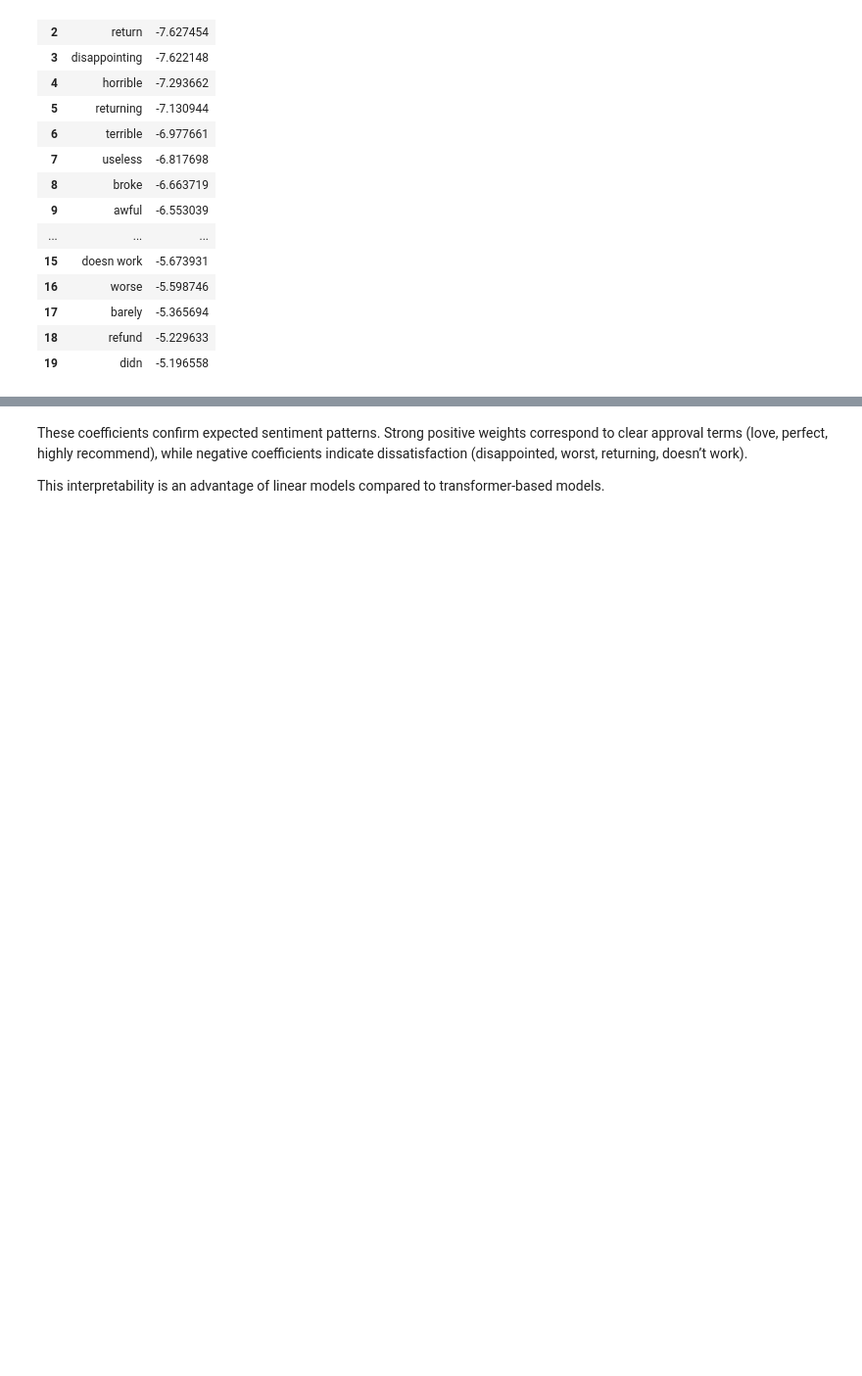
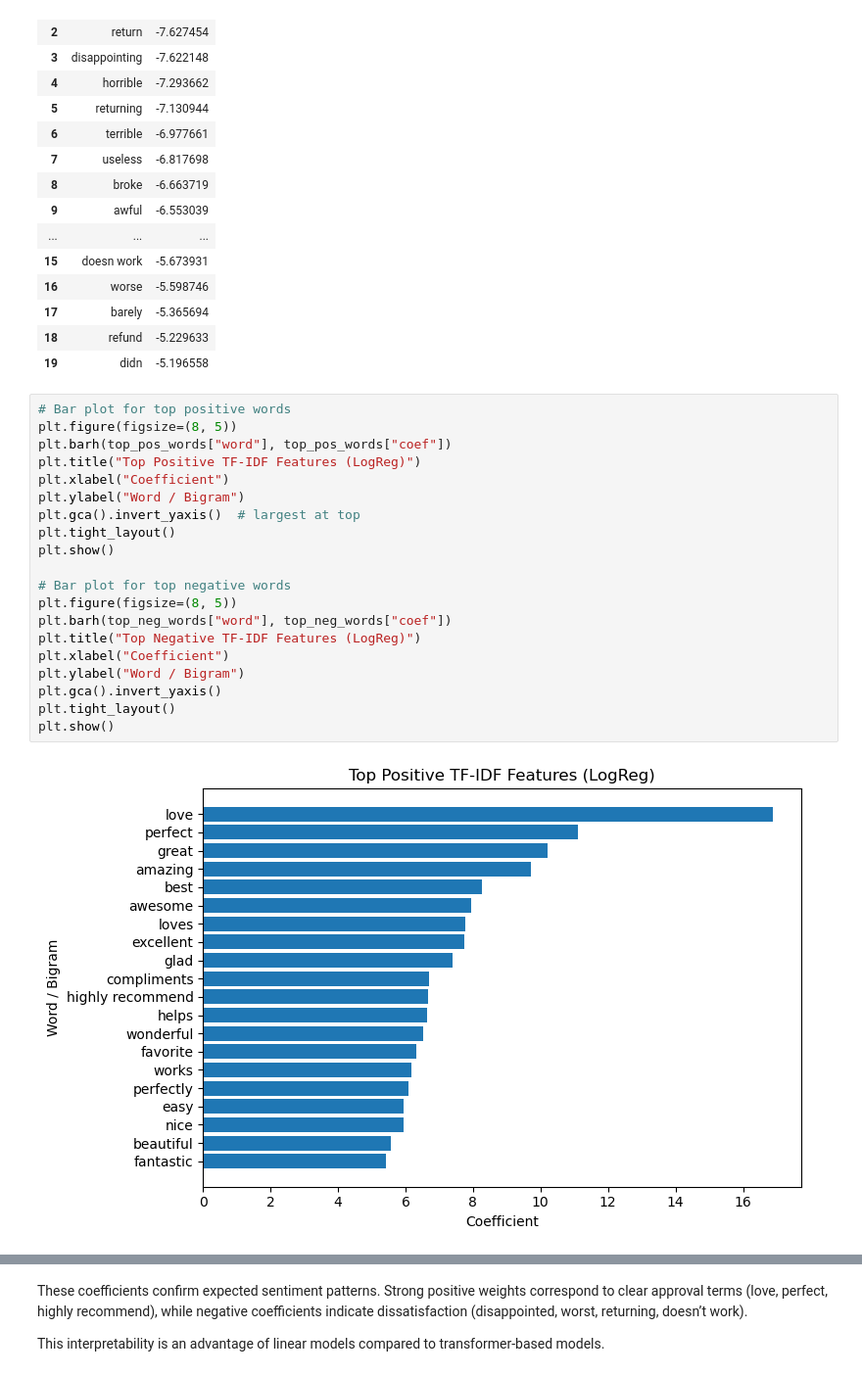
Before and after one commit to shochak2016/ece158-assignment2, a Jupyter notebook: amazon_beauty.ipynb, the cells around one changed output, grey strips where cells are left out. Shown at 98% size. Cells and saved outputs as stored; diff of their text form; blank space fills up the shorter version.

```diff
--- a/amazon_beauty.ipynb
+++ b/amazon_beauty.ipynb
@@ -839,3 +870,25 @@ Top negative words:
 | 17 | barely | -5.365694 |
 | 18 | refund | -5.229633 |
 | 19 | didn | -5.196558 |
+# %%
+# Bar plot for top positive words
+plt.figure(figsize=(8, 5))
+plt.barh(top_pos_words["word"], top_pos_words["coef"])
+plt.title("Top Positive TF-IDF Features (LogReg)")
+plt.xlabel("Coefficient")
+plt.ylabel("Word / Bigram")
+plt.gca().invert_yaxis()  # largest at top
+plt.tight_layout()
+plt.show()
+
+# Bar plot for top negative words
+plt.figure(figsize=(8, 5))
+plt.barh(top_neg_words["word"], top_neg_words["coef"])
+plt.title("Top Negative TF-IDF Features (LogReg)")
+plt.xlabel("Coefficient")
+plt.ylabel("Word / Bigram")
+plt.gca().invert_yaxis()
+plt.tight_layout()
+plt.show()
+# %% [output]
+[figure, added]
```
Also changed, not shown: parts of 2 cells of this notebook.
